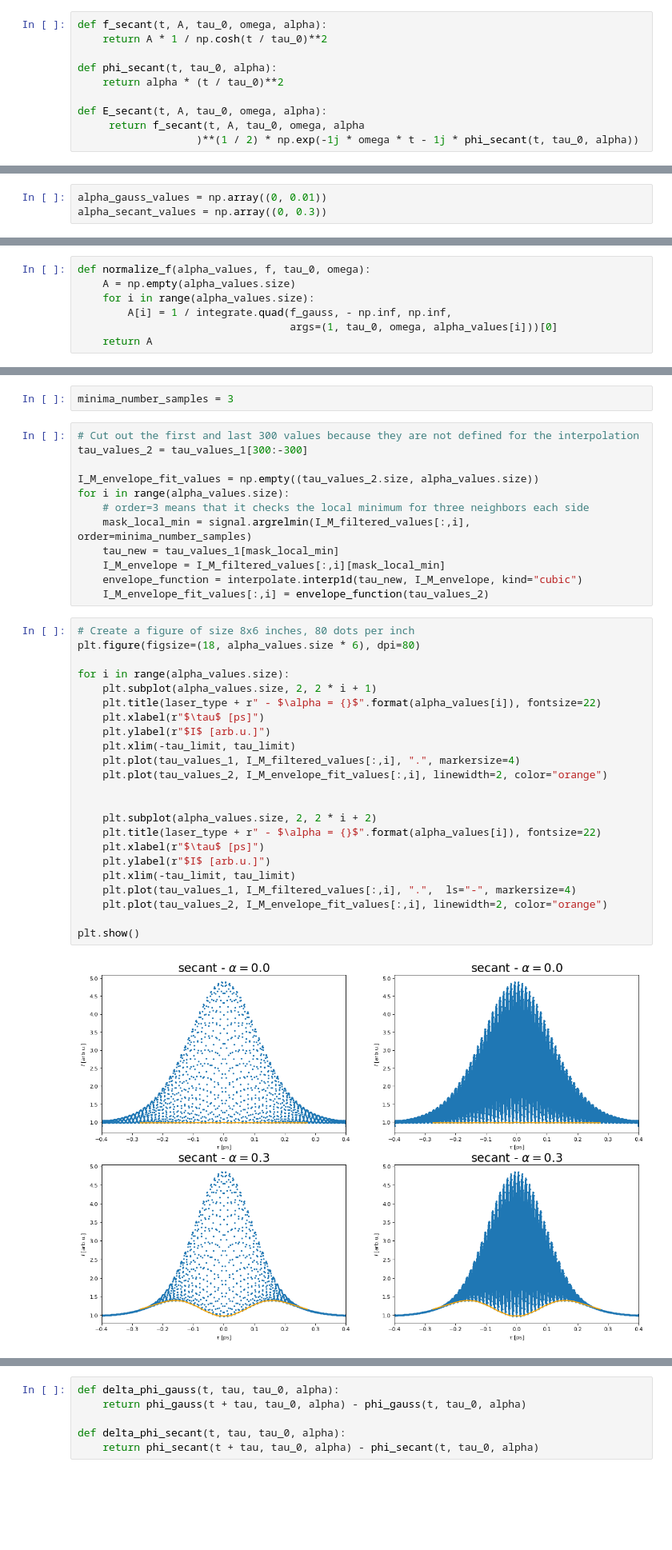
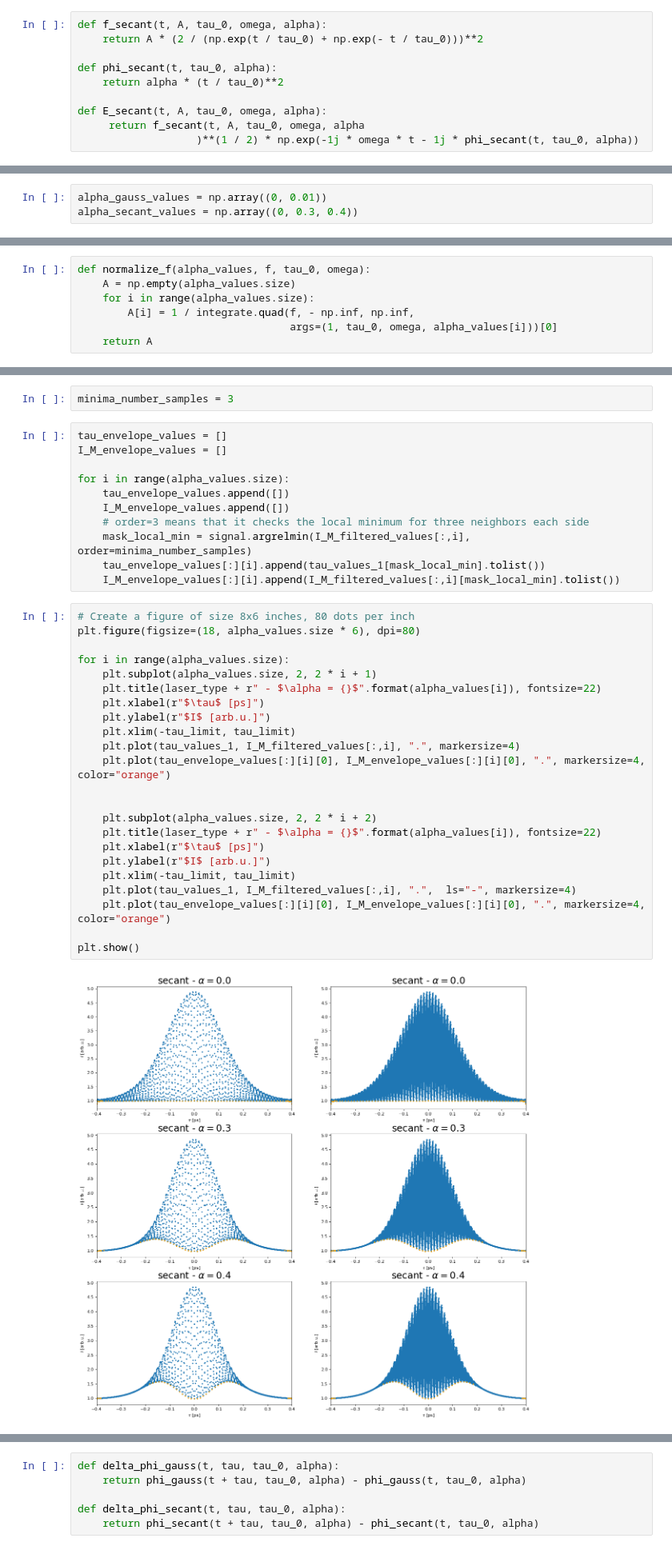
Before and after one commit to JKU-HFP/Chirp-Diagnostic, a Jupyter notebook: Simulating_Optical_Autocorrelation_of_Laser_with_Chirp.ipynb, the cells around one changed output, grey strips where cells are left out. Shown at 80% size. Cells and saved outputs as stored; diff of their text form; blank space fills up the shorter version.

```diff
--- a/Simulating_Optical_Autocorrelation_of_Laser_with_Chirp.ipynb
+++ b/Simulating_Optical_Autocorrelation_of_Laser_with_Chirp.ipynb
@@ -57,7 +57,7 @@ def E_gauss(t, A, tau_0, omega, alpha):
                    )**(1 / 2) * np.exp(-1j * omega * t - 1j * phi_gauss(t, tau_0, alpha))
 # %%
 def f_secant(t, A, tau_0, omega, alpha):
-    return A * 1 / np.cosh(t / tau_0)**2
+    return A * (2 / (np.exp(t / tau_0) + np.exp(- t / tau_0)))**2
 
 def phi_secant(t, tau_0, alpha):
     return alpha * (t / tau_0)**2
@@ -86,14 +86,14 @@ omega_laser = 2 * np.pi * frequency_laser
 We calculate E for different $\alpha$ in (ps)$^2$.
 # %%
 alpha_gauss_values = np.array((0, 0.01))
-alpha_secant_values = np.array((0, 0.3))
+alpha_secant_values = np.array((0, 0.3, 0.4))
 # %% [markdown]
 Calculate $A$-arrays so that $\int f(t) dt = 1$
 # %%
 def normalize_f(alpha_values, f, tau_0, omega):
     A = np.empty(alpha_values.size)
     for i in range(alpha_values.size):
-        A[i] = 1 / integrate.quad(f_gauss, - np.inf, np.inf,
+        A[i] = 1 / integrate.quad(f, - np.inf, np.inf,
                                   args=(1, tau_0, omega, alpha_values[i]))[0]
     return A
 # %%
@@ -365,40 +365,39 @@ The envelopes are determined using spline interpolation over local minima separa
 # %%
 minima_number_samples = 3
 # %%
-# Cut out the first and last 300 values because they are not defined for the interpolation
-tau_values_2 = tau_values_1[300:-300]
+tau_envelope_values = []
+I_M_envelope_values = []
 
-I_M_envelope_fit_values = np.empty((tau_values_2.size, alpha_values.size))
 for i in range(alpha_values.size):
+    tau_envelope_values.append([])
+    I_M_envelope_values.append([])
     # order=3 means that it checks the local minimum for three neighbors each side
     mask_local_min = signal.argrelmin(I_M_filtered_values[:,i], order=minima_number_samples)
-    tau_new = tau_values_1[mask_local_min]
-    I_M_envelope = I_M_filtered_values[:,i][mask_local_min]
-    envelope_function = interpolate.interp1d(tau_new, I_M_envelope, kind="cubic")
-    I_M_envelope_fit_values[:,i] = envelope_function(tau_values_2)
+    tau_envelope_values[:][i].append(tau_values_1[mask_local_min].tolist())
+    I_M_envelope_values[:][i].append(I_M_filtered_values[:,i][mask_local_min].tolist())
 # %%
 # Create a figure of size 8x6 inches, 80 dots per inch
 plt.figure(figsize=(18, alpha_values.size * 6), dpi=80)
 
 for i in range(alpha_values.size):
     plt.subplot(alpha_values.size, 2, 2 * i + 1)
     plt.title(laser_type + r" - $\alpha = {}$".format(alpha_values[i]), fontsize=22)
     plt.xlabel(r"$\tau$ [ps]")
     plt.ylabel(r"$I$ [arb.u.]")
     plt.xlim(-tau_limit, tau_limit)
     plt.plot(tau_values_1, I_M_filtered_values[:,i], ".", markersize=4)
-    plt.plot(tau_values_2, I_M_envelope_fit_values[:,i], linewidth=2, color="orange")
+    plt.plot(tau_envelope_values[:][i][0], I_M_envelope_values[:][i][0], ".", markersize=4, color="orange")
 
 
     plt.subplot(alpha_values.size, 2, 2 * i + 2)
     plt.title(laser_type + r" - $\alpha = {}$".format(alpha_values[i]), fontsize=22)
     plt.xlabel(r"$\tau$ [ps]")
     plt.ylabel(r"$I$ [arb.u.]")
     plt.xlim(-tau_limit, tau_limit)
     plt.plot(tau_values_1, I_M_filtered_values[:,i], ".",  ls="-", markersize=4)
-    plt.plot(tau_values_2, I_M_envelope_fit_values[:,i], linewidth=2, color="orange")
+    plt.plot(tau_envelope_values[:][i][0], I_M_envelope_values[:][i][0], ".", markersize=4, color="orange")
 
 plt.show()
 # %% [output]
-[figure, old version]
+[figure, new version]
 # %% [markdown]
```
Also changed, not shown: parts of 19 cells of this notebook.
